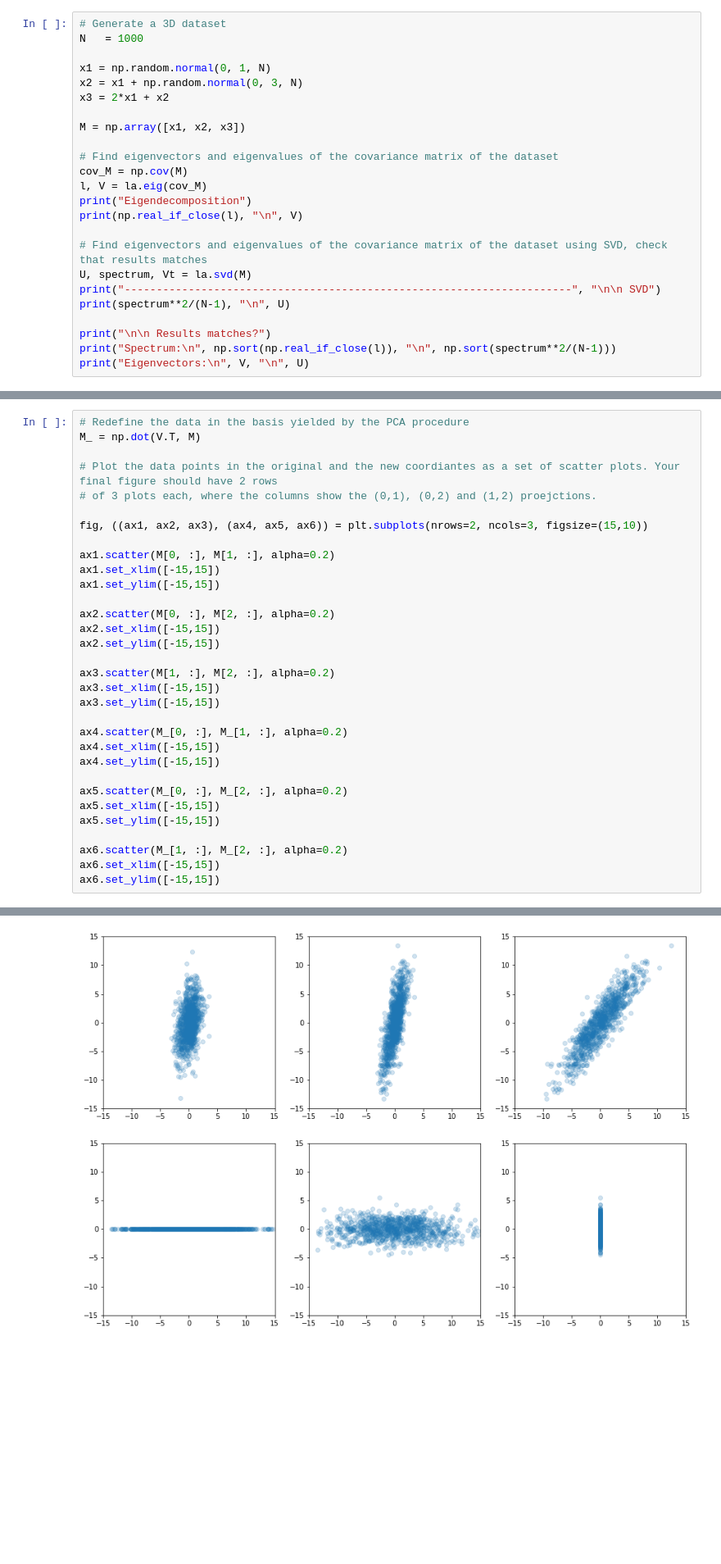
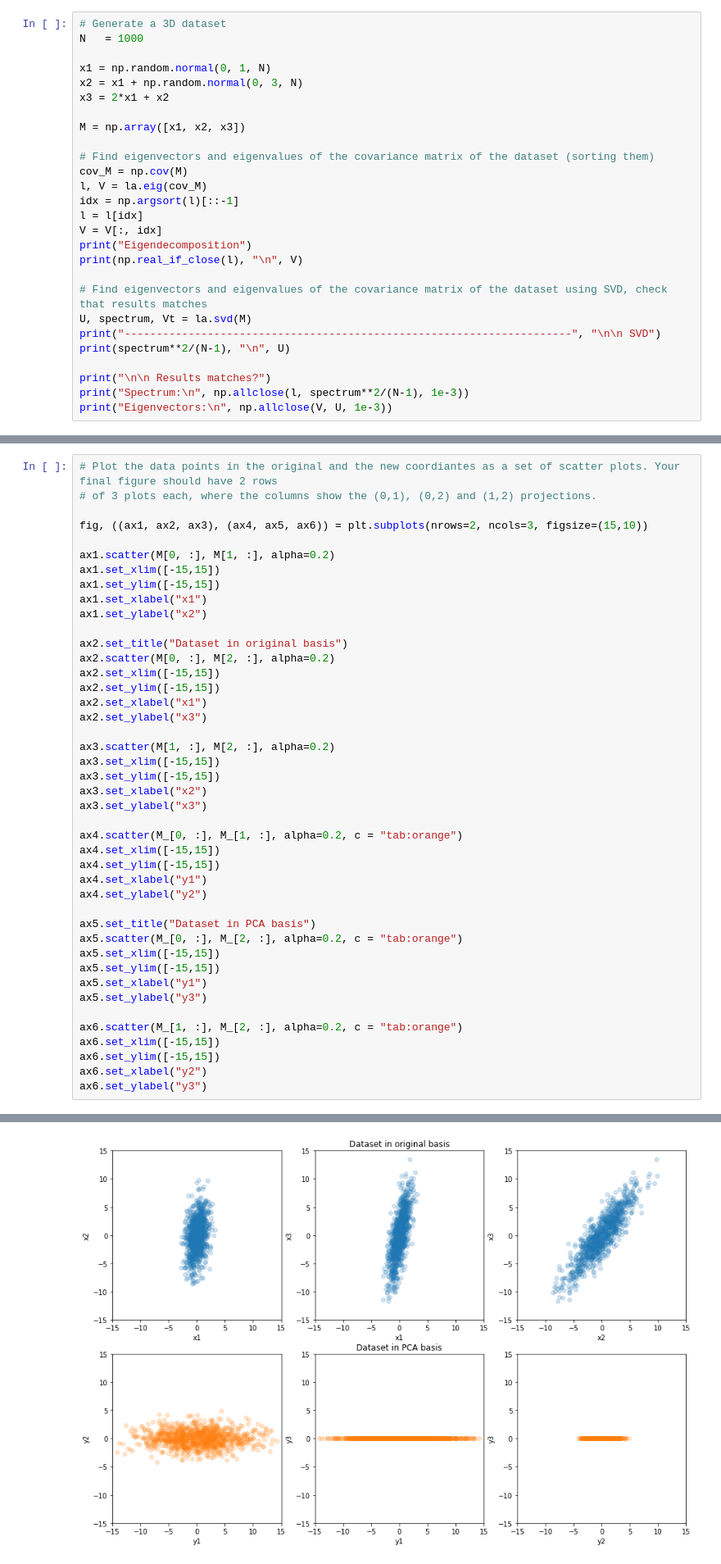
Before and after one commit to PhysicsOfData/LaboratoryOfComputationalPhysics_Y4, a Jupyter notebook: 07ex_LinearAlgebra.ipynb, the cells around one changed output, grey strips where cells are left out. Shown at 82% size. Cells and saved outputs as stored; diff of their text form; blank space fills up the shorter version.

```diff
--- a/07ex_LinearAlgebra.ipynb
+++ b/07ex_LinearAlgebra.ipynb
@@ -25,9 +25,12 @@ x3 = 2*x1 + x2
 
 M = np.array([x1, x2, x3])
 
-# Find eigenvectors and eigenvalues of the covariance matrix of the dataset
+# Find eigenvectors and eigenvalues of the covariance matrix of the dataset (sorting them)
 cov_M = np.cov(M)
 l, V = la.eig(cov_M)
+idx = np.argsort(l)[::-1]
+l = l[idx]
+V = V[:, idx]
 print("Eigendecomposition")
 print(np.real_if_close(l), "\n", V)
 
@@ -37,7 +40,7 @@ print("----------------------------------------------------------------------",
 print(spectrum**2/(N-1), "\n", U)
 
 print("\n\n Results matches?")
-print("Spectrum:\n", np.sort(np.real_if_close(l)), "\n", np.sort(spectrum**2/(N-1)))
-print("Eigenvectors:\n", V, "\n", U)
+print("Spectrum:\n", np.allclose(l, spectrum**2/(N-1), 1e-3))
+print("Eigenvectors:\n", np.allclose(V, U, 1e-3))
 # %% [output]
 Eigendecomposition
@@ -87,33 +106,44 @@ It make sense, the single component that conserves more variability is the first
 # %%
-# Redefine the data in the basis yielded by the PCA procedure
-M_ = np.dot(V.T, M)
-
 # Plot the data points in the original and the new coordiantes as a set of scatter plots. Your final figure should have 2 rows
-# of 3 plots each, where the columns show the (0,1), (0,2) and (1,2) proejctions.
+# of 3 plots each, where the columns show the (0,1), (0,2) and (1,2) projections.
 
 fig, ((ax1, ax2, ax3), (ax4, ax5, ax6)) = plt.subplots(nrows=2, ncols=3, figsize=(15,10))
 
 ax1.scatter(M[0, :], M[1, :], alpha=0.2)
 ax1.set_xlim([-15,15])
 ax1.set_ylim([-15,15])
+ax1.set_xlabel("x1")
+ax1.set_ylabel("x2")
 
+ax2.set_title("Dataset in original basis")
 ax2.scatter(M[0, :], M[2, :], alpha=0.2)
 ax2.set_xlim([-15,15])
 ax2.set_ylim([-15,15])
+ax2.set_xlabel("x1")
+ax2.set_ylabel("x3")
 
 ax3.scatter(M[1, :], M[2, :], alpha=0.2)
 ax3.set_xlim([-15,15])
 ax3.set_ylim([-15,15])
+ax3.set_xlabel("x2")
+ax3.set_ylabel("x3")
 
-ax4.scatter(M_[0, :], M_[1, :], alpha=0.2)
+ax4.scatter(M_[0, :], M_[1, :], alpha=0.2, c = "tab:orange")
 ax4.set_xlim([-15,15])
 ax4.set_ylim([-15,15])
+ax4.set_xlabel("y1")
+ax4.set_ylabel("y2")
 
-ax5.scatter(M_[0, :], M_[2, :], alpha=0.2)
+ax5.set_title("Dataset in PCA basis")
+ax5.scatter(M_[0, :], M_[2, :], alpha=0.2, c = "tab:orange")
 ax5.set_xlim([-15,15])
 ax5.set_ylim([-15,15])
+ax5.set_xlabel("y1")
+ax5.set_ylabel("y3")
 
-ax6.scatter(M_[1, :], M_[2, :], alpha=0.2)
+ax6.scatter(M_[1, :], M_[2, :], alpha=0.2, c = "tab:orange")
 ax6.set_xlim([-15,15])
 ax6.set_ylim([-15,15])
+ax6.set_xlabel("y2")
+ax6.set_ylabel("y3")
 # %% [output]
@@ -121,4 +151,4 @@ ax6.set_ylim([-15,15])
-[figure, old version]
+[figure, new version]
 # %% [markdown]
 2\. **PCA on a nD dataset**
 
```
Also changed, not shown: parts of 7 cells of this notebook, 1 other file.
